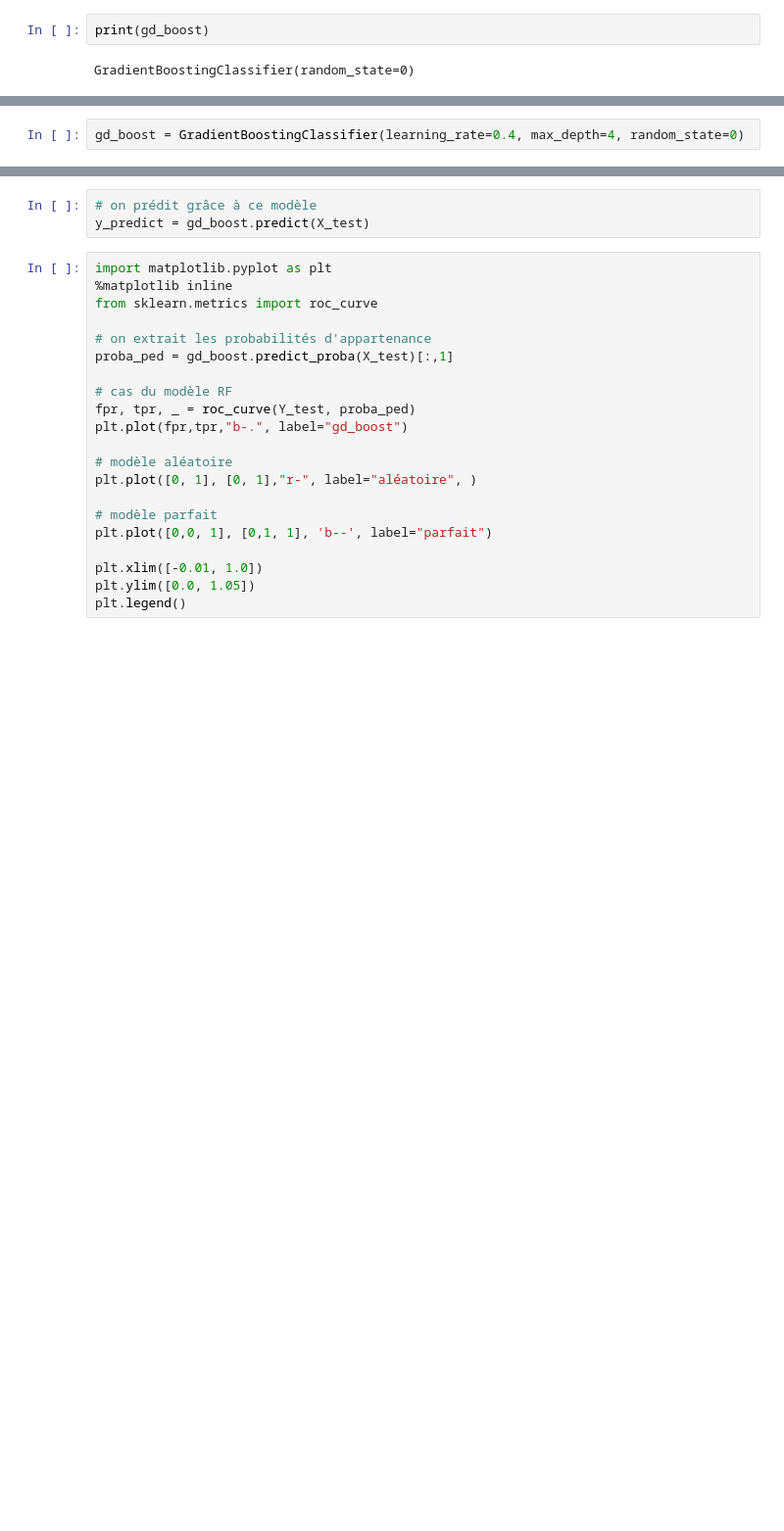
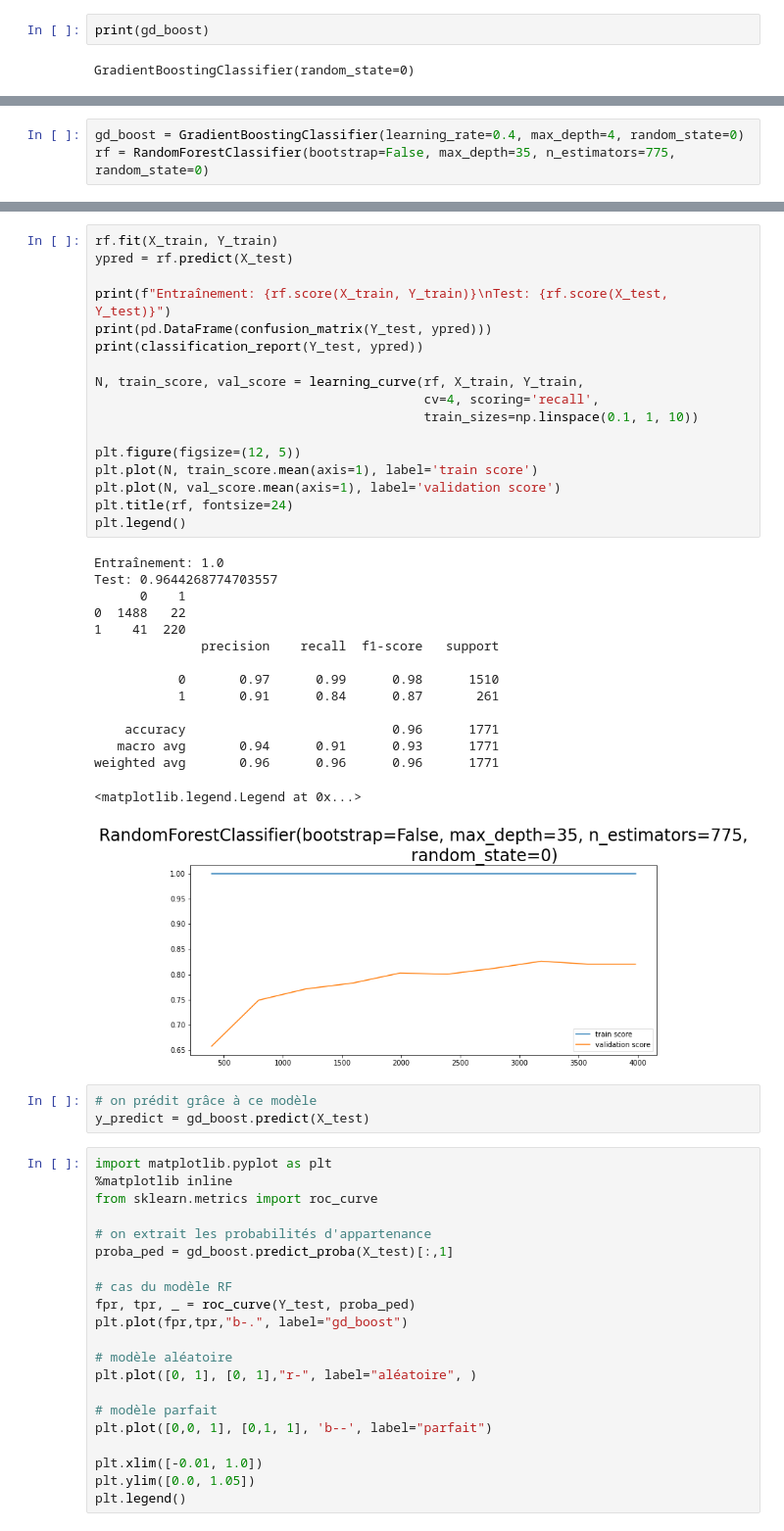
Before and after one commit to kocice/churn-prediction, a Jupyter notebook: banque.ipynb, the cells around one changed output, grey strips where cells are left out. Shown: that part at 98% size. Cells and saved outputs as stored; diff of their text form; blank space fills up the shorter version.

```diff
--- a/banque.ipynb
+++ b/banque.ipynb
@@ -459,5 +523,6 @@ Meilleurs paramètres GD: GradientBoostingClassifier(learning_rate=0.4, max_dept
 # %%
 gd_boost = GradientBoostingClassifier(learning_rate=0.4, max_depth=4, random_state=0)
+rf = RandomForestClassifier(bootstrap=False, max_depth=35, n_estimators=775, random_state=0)
 # %%
 gd_boost.fit(X_train, Y_train)
 ypred = gd_boost.predict(X_test)
@@ -494,3 +559,36 @@ weighted avg       0.97      0.97      0.97      1771
+# %%
+rf.fit(X_train, Y_train)
+ypred = rf.predict(X_test)
+
+print(f"Entraînement: {rf.score(X_train, Y_train)}\nTest: {rf.score(X_test, Y_test)}")
+print(pd.DataFrame(confusion_matrix(Y_test, ypred)))
+print(classification_report(Y_test, ypred))
+
+N, train_score, val_score = learning_curve(rf, X_train, Y_train,
+                                           cv=4, scoring='recall',
+                                           train_sizes=np.linspace(0.1, 1, 10))
+
+plt.figure(figsize=(12, 5))
+plt.plot(N, train_score.mean(axis=1), label='train score')
+plt.plot(N, val_score.mean(axis=1), label='validation score')
+plt.title(rf, fontsize=24)
+plt.legend()
+# %% [output]
+Entraînement: 1.0
+Test: 0.9644268774703557
+      0    1
+0  1488   22
+1    41  220
+              precision    recall  f1-score   support
+
+           0       0.97      0.99      0.98      1510
+           1       0.91      0.84      0.87       261
+
+    accuracy                           0.96      1771
+   macro avg       0.94      0.91      0.93      1771
+weighted avg       0.96      0.96      0.96      1771
+<matplotlib.legend.Legend at 0x...>
+[figure, added]
 # %%
 # on prédit grâce à ce modèle
 y_predict = gd_boost.predict(X_test)
```
Also changed, not shown: parts of 29 cells of this notebook.
